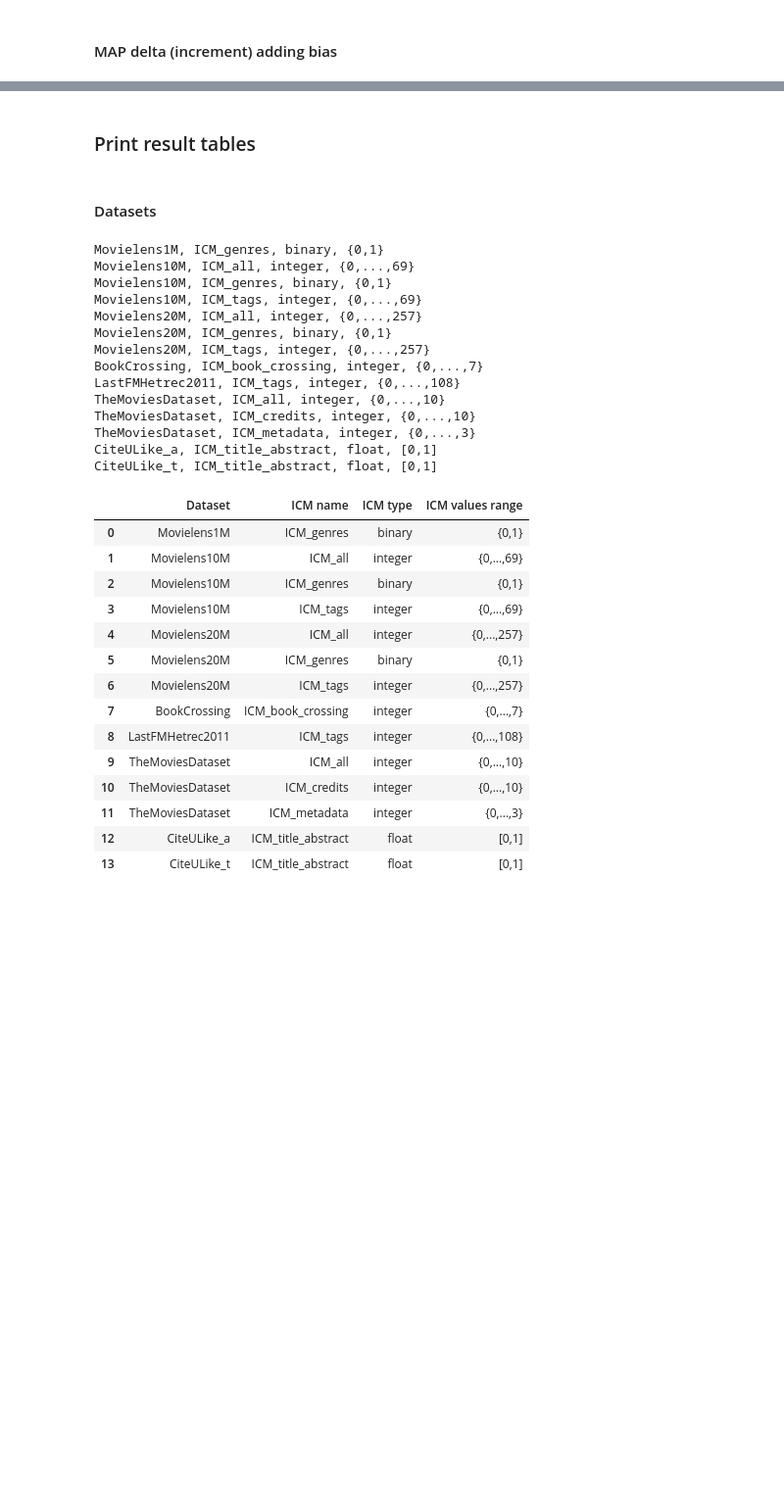
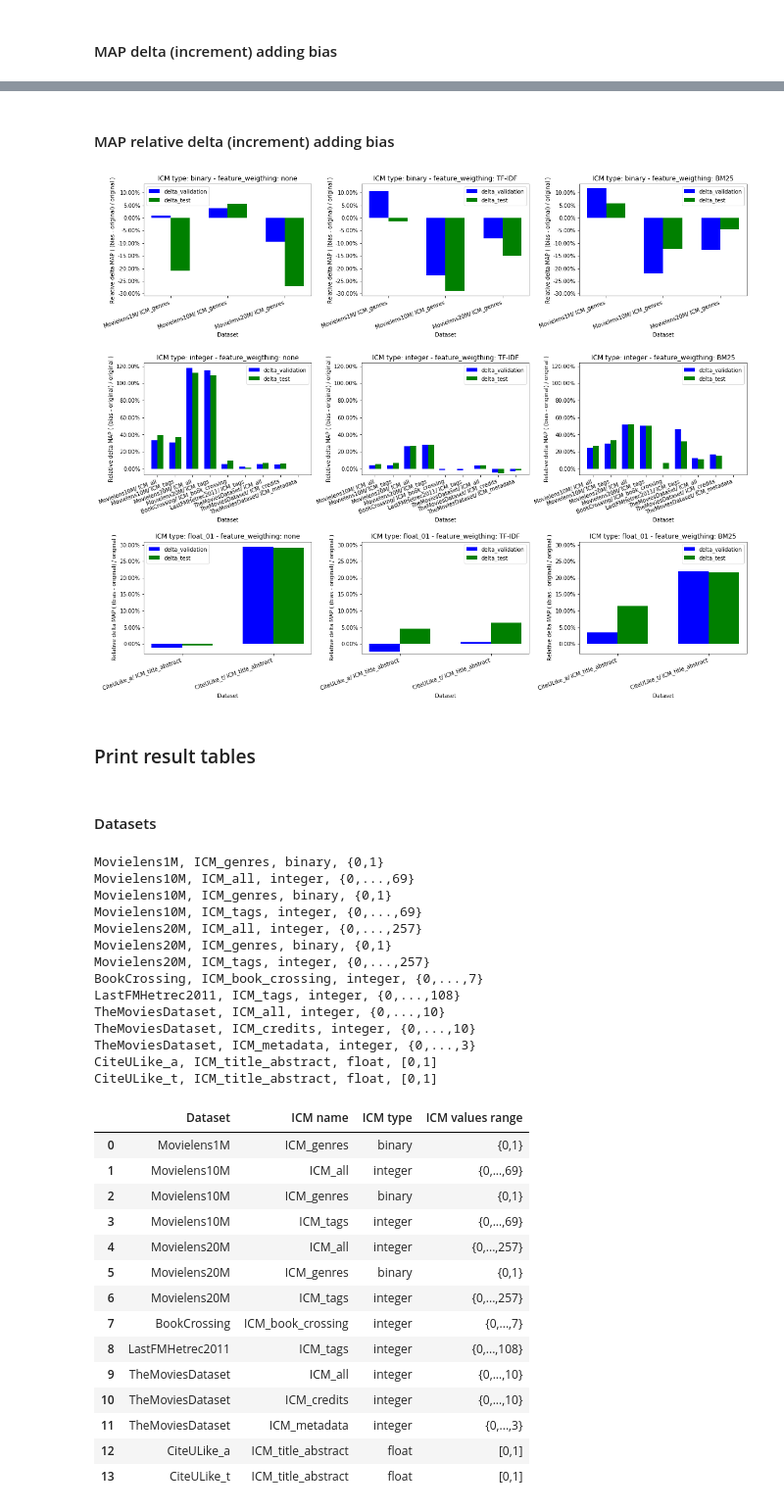
Before and after one commit to PCudrano/RecSysKNNCosineBias, a Jupyter notebook: modified/result_analysis.ipynb, the cells around one changed output, grey strips where cells are left out. Shown at 98% size. Cells and saved outputs as stored; diff of their text form; code cells hidden in the pictures; blank space fills up the shorter version.

```diff
--- a/modified/result_analysis.ipynb
+++ b/modified/result_analysis.ipynb
@@ -399,0 +423,62 @@ for i, icm_type in enumerate(ICM_grouped_by_type.keys()):
+# %% [markdown]
+#### MAP relative delta (increment) adding bias
+# %%
+fixed_test_cutoff = 10
+
+n_plot_cols = len(feature_weighting_list) # fixed for space reasons
+n_plot_rows = len(ICM_grouped_by_type.keys())
+n_plots = n_plot_rows * n_plot_cols
+
+fig, axs = plt.subplots(n_plot_rows,n_plot_cols, figsize=(20, 5*n_plot_rows+1), facecolor='w', edgecolor='k')
+fig.subplots_adjust(hspace = .6, wspace=.3)
+axs = axs.ravel()
+
+for i, icm_type in enumerate(ICM_grouped_by_type.keys()):
+    type_grouped_ICMs = ICM_grouped_by_type[icm_type]
+
+    for j, feature_weighting in enumerate(feature_weighting_list):
+        ax_idx = i * n_plot_cols + j
+
+        labels = []
+        delta_valid_MAPs = []
+        delta_test_MAPs = []
+
+        for ICM_tuple in type_grouped_ICMs:
+            dataset_name = ICM_tuple[0].DATASET_SUBFOLDER
+            icm_name = ICM_tuple[1]
+            dataset_metadata = metadata_obj[dataset_name]
+
+            original_valid_MAP = dataset_metadata['original'][feature_weighting][icm_name]['best_result_validation']['MAP']
+            original_test_MAP = dataset_metadata['original'][feature_weighting][icm_name]['best_result_test'][fixed_test_cutoff]['MAP']
+            bias_valid_MAP = dataset_metadata['bias'][feature_weighting][icm_name]['best_result_validation']['MAP']
+            bias_test_MAP = dataset_metadata['bias'][feature_weighting][icm_name]['best_result_test'][fixed_test_cutoff]['MAP']
+
+            labels.append(dataset_name + " " + icm_name)
+            delta_valid_MAPs.append( (bias_valid_MAP - original_valid_MAP) / original_valid_MAP)
+            delta_test_MAPs.append((bias_test_MAP - original_test_MAP) / original_test_MAP)
+
+        bar_width = 0.35
+        x_pos = np.array([i * 3*bar_width for i, _ in enumerate(labels)])
+        axs[ax_idx].bar(x_pos, delta_valid_MAPs, bar_width, color='b', label='delta_validation')
+        axs[ax_idx].bar(x_pos+1*bar_width, delta_test_MAPs, bar_width, color='g', label='delta_test')
+        axs[ax_idx].set_ylabel('Relative delta MAP ( (bias - original) / original )')
+        axs[ax_idx].set_xlabel('Dataset')
+        axs[ax_idx].set_xticks(x_pos+0.5*bar_width)
+        axs[ax_idx].set_xticklabels(labels)
+        axs[ax_idx].legend()
+        # rotate axis labels
+        plt.setp(axs[ax_idx].get_xticklabels(), rotation=20, horizontalalignment='right') # tilt x labels
+        axs[ax_idx].set_title("ICM type: {} - feature_weigthing: {}".format(icm_type, feature_weighting))
+
+    # set same scale to axes in row
+    axes_y_lims = [axs[i * n_plot_cols + j].get_ylim() for j in range(len(feature_weighting_list))]
+    axes_y_lower_lims, axes_y_upper_lims = tuple(zip(*axes_y_lims))
+    axes_y_lower_lims, axes_y_upper_lims = np.array(axes_y_lower_lims), np.array(axes_y_upper_lims)
+    axes_y_lim_min = np.min(axes_y_lower_lims)
+    axes_y_lim_max = np.max(axes_y_upper_lims)
+    for j in range(len(feature_weighting_list)):
+        ax_idx = i * n_plot_cols + j
+        axs[ax_idx].set_ylim([axes_y_lim_min, axes_y_lim_max])
+        axs[ax_idx].set_yticklabels(['{:,.2%}'.format(x) for x in axs[ax_idx].get_yticks()])
+# %% [output]
+[figure, added]
```
Also changed, not shown: parts of 7 cells of this notebook.
